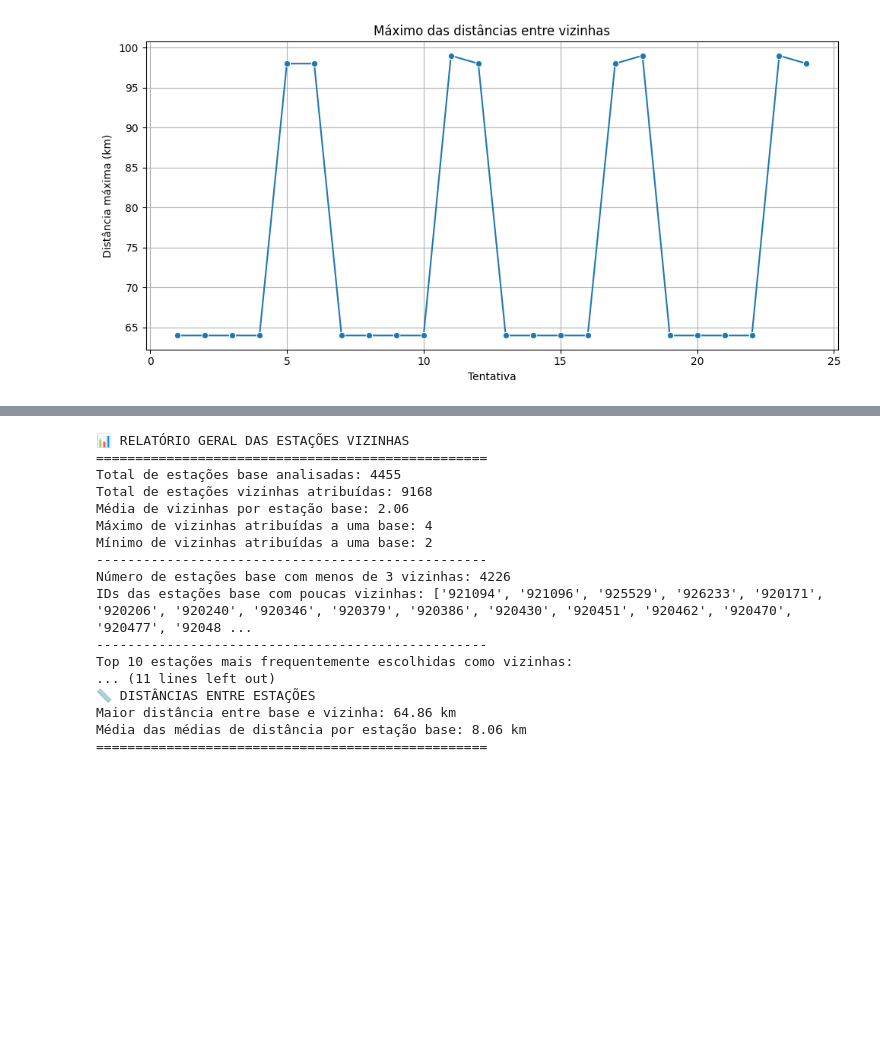
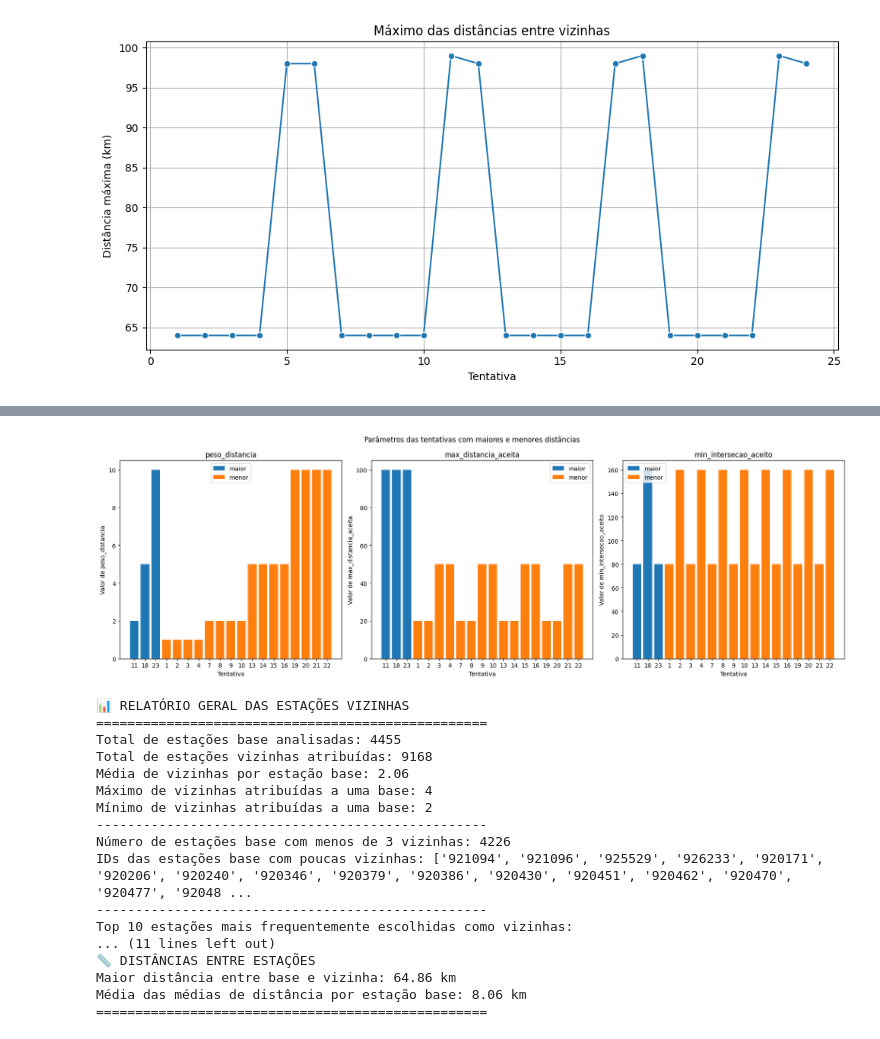
Before and after one commit to mateus-santos-rocha/doutorado, a Jupyter notebook: stations_selections_tests.ipynb, the cells around one changed output, grey strips where cells are left out. Drawn from its saved outputs; the diff is of its cells as text; code cells hidden in the pictures; blank space fills up the shorter version.

Commit message:
mais tentativas GP

```diff
--- a/stations_selections_tests.ipynb
+++ b/stations_selections_tests.ipynb
@@ -74,3 +147,43 @@ resumo
 # %%
-resumo
+maior_dist = resumo['max_das_distancias'].max()
+menor_dist = resumo['max_das_distancias'].min()
+
+tentativas_maiores = resumo[resumo['max_das_distancias'] == maior_dist]['tentativa'].tolist()
+tentativas_menores = resumo[resumo['max_das_distancias'] == menor_dist]['tentativa'].tolist()
+
+def extrair_parametros(tentativas_ids, titulo):
+    dados = []
+    for n in tentativas_ids:
+        params = tentativas[n]['Parametros']
+        dados.append({
+            'tentativa': n,
+            'peso_distancia': params.get('peso_distancia'),
+            'max_distancia_aceita': params.get('max_distancia_aceita'),
+            'min_intersecao_aceito': params.get('min_intersecao_aceito')
+        })
+    return pd.DataFrame(dados)
+
+df_maiores = extrair_parametros(tentativas_maiores, "Maiores Distâncias")
+df_maiores['tipo'] = 'maior'
+
+df_menores = extrair_parametros(tentativas_menores, "Menores Distâncias")
+df_menores['tipo'] = 'menor'
+
+df_plot = pd.concat([df_maiores, df_menores])
+
+fig, axs = plt.subplots(1, 3, figsize=(18, 6))  # Eixos y independentes
+
+for i, param in enumerate(['peso_distancia', 'max_distancia_aceita', 'min_intersecao_aceito']):
+    ax = axs[i]
+    for tipo, grupo in df_plot.groupby('tipo'):
+        ax.bar(grupo['tentativa'].astype(str), grupo[param], label=tipo)
+    ax.set_title(param)
+    ax.set_xlabel('Tentativa')
+    ax.set_ylabel(f'Valor de {param}')
+    ax.legend()
+    ax.tick_params(axis='x')
+
+fig.suptitle('Parâmetros das tentativas com maiores e menores distâncias')
+plt.tight_layout()
+plt.show()
 # %% [output]
@@ -94,3 +190,4 @@ resumo
+[figure, added]
 # %%
 n_tentativa = 1
 tentativa = tentativas[n_tentativa]
```
Also changed, not shown: parts of 20 cells of this notebook, 1 other file.
